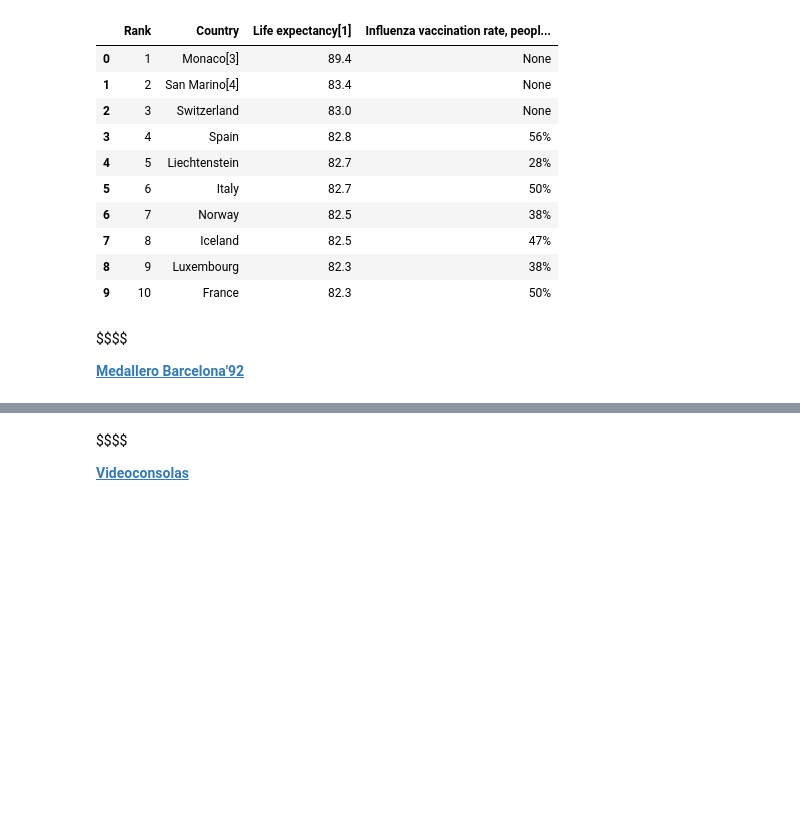
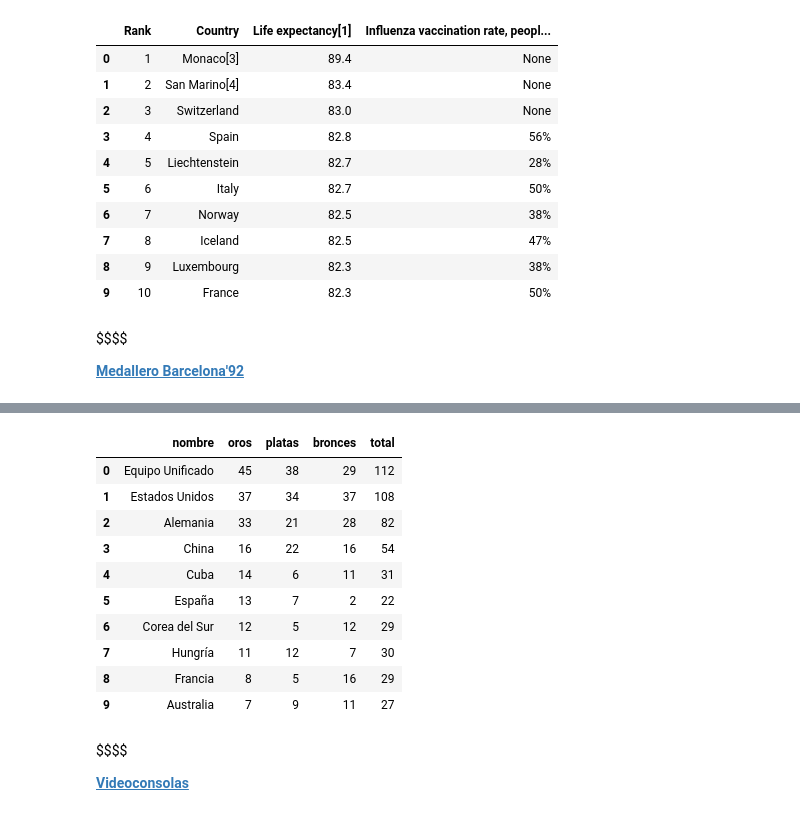
Before and after one commit to YonatanRA/ds_tb_part_21_09, a Jupyter notebook: 02-Data_Analysis/5.3 - Web Scraping (bs4).ipynb, the cells around one changed output, grey strips where cells are left out. Saved outputs shown, nothing was run; the diff lists cells and outputs as text; code cells hidden in the pictures; blank space fills up the shorter version.

```diff
--- a/02-Data_Analysis/5.3 - Web Scraping (bs4).ipynb
+++ b/02-Data_Analysis/5.3 - Web Scraping (bs4).ipynb
@@ -172,0 +175,4 @@ $$$$
+# %%
+html=req.get(url).text   # 2º paso, html
+# %%
+soup=bs(html, 'html.parser')   # 3er paso sopa, y ya tenemos html
@@ -172,0 +203,22 @@ $$$$
+# %%
+medallero=soup.find_all('table')[-4]
+# %%
+med_paises=[]
+
+for f in medallero.find_all('tr'):  # bucle por filas de la tabla
+
+    fila=[e for e in f.find_all('td')]
+
+    if len(fila)>0:
+
+        pais={
+            'nombre': fila[1].find('a').text.strip(),
+            'oros': int(fila[2].text),
+            'platas': int(fila[3].text),
+            'bronces': int(fila[4].text),
+            'total': int(fila[5].text)
+        }
+
+        med_paises.append(pais)
+
+med_paises
@@ -173,3 +243,17 @@ $$$$
+# %%
+pd.DataFrame(med_paises)
+# %% [output]
+|  | nombre | oros | platas | bronces | total |
+| 0 | Equipo Unificado | 45 | 38 | 29 | 112 |
+| 1 | Estados Unidos | 37 | 34 | 37 | 108 |
+| 2 | Alemania | 33 | 21 | 28 | 82 |
+| 3 | China | 16 | 22 | 16 | 54 |
+| 4 | Cuba | 14 | 6 | 11 | 31 |
+| 5 | España | 13 | 7 | 2 | 22 |
+| 6 | Corea del Sur | 12 | 5 | 12 | 29 |
+| 7 | Hungría | 11 | 12 | 7 | 30 |
+| 8 | Francia | 8 | 5 | 16 | 29 |
+| 9 | Australia | 7 | 9 | 11 | 27 |
 # %% [markdown]
 $$$$
 
```
Also changed, not shown: parts of 24 cells of this notebook.
